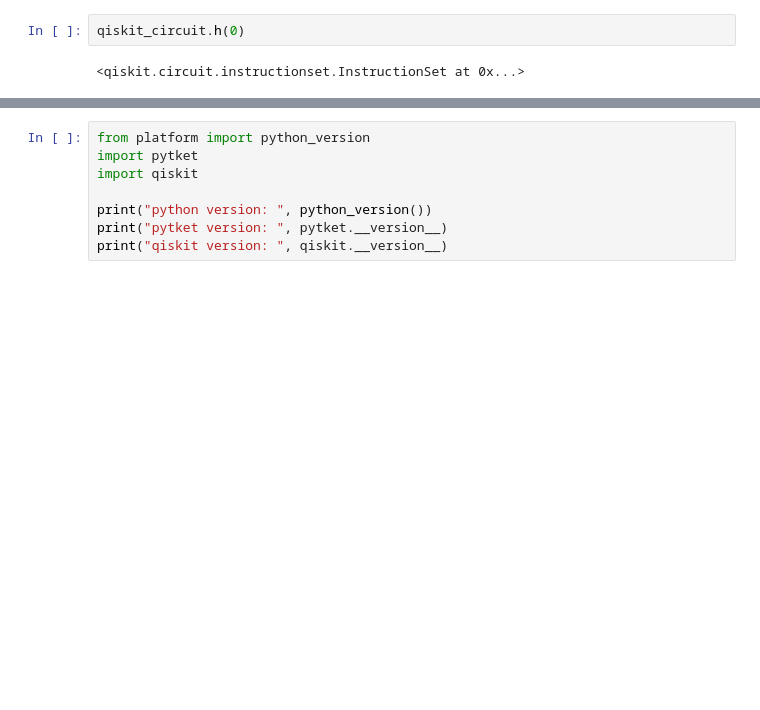
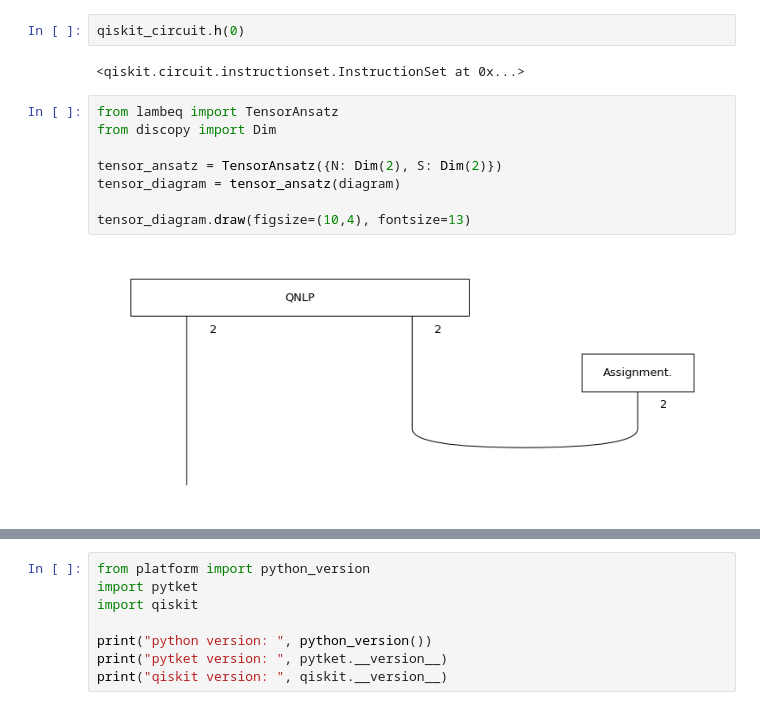
Before and after one commit to yliu9418/QNLP-1, a Jupyter notebook: PutYourWorkHere/Khanal_Sooksatra.ipynb, the cells around one changed output, grey strips where cells are left out. Cells and saved outputs as stored; diff of their text form; blank space fills up the shorter version.

```diff
--- a/PutYourWorkHere/Khanal_Sooksatra.ipynb
+++ b/PutYourWorkHere/Khanal_Sooksatra.ipynb
@@ -120,3 +120,13 @@ However, qiskit circuit does not specify the measurement basis. We believe all t
 qiskit_circuit.h(0)
 # %% [output]
 <qiskit.circuit.instructionset.InstructionSet at 0x...>
+# %%
+from lambeq import TensorAnsatz
+from discopy import Dim
+
+tensor_ansatz = TensorAnsatz({N: Dim(2), S: Dim(2)})
+tensor_diagram = tensor_ansatz(diagram)
+
+tensor_diagram.draw(figsize=(10,4), fontsize=13)
+# %% [output]
+[figure, added]
```
Also changed, not shown: parts of 1 cell of this notebook.
